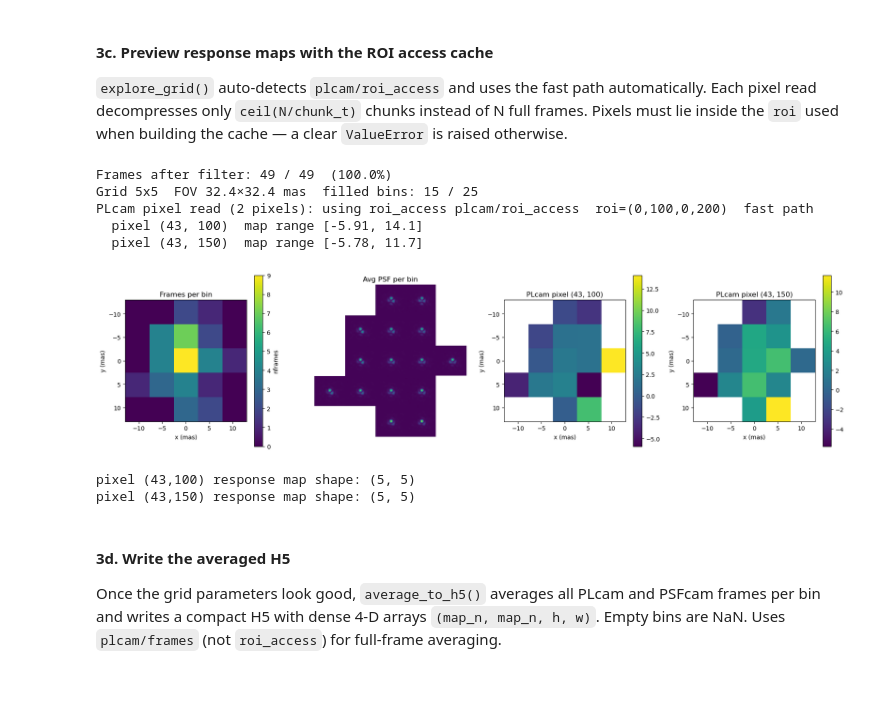
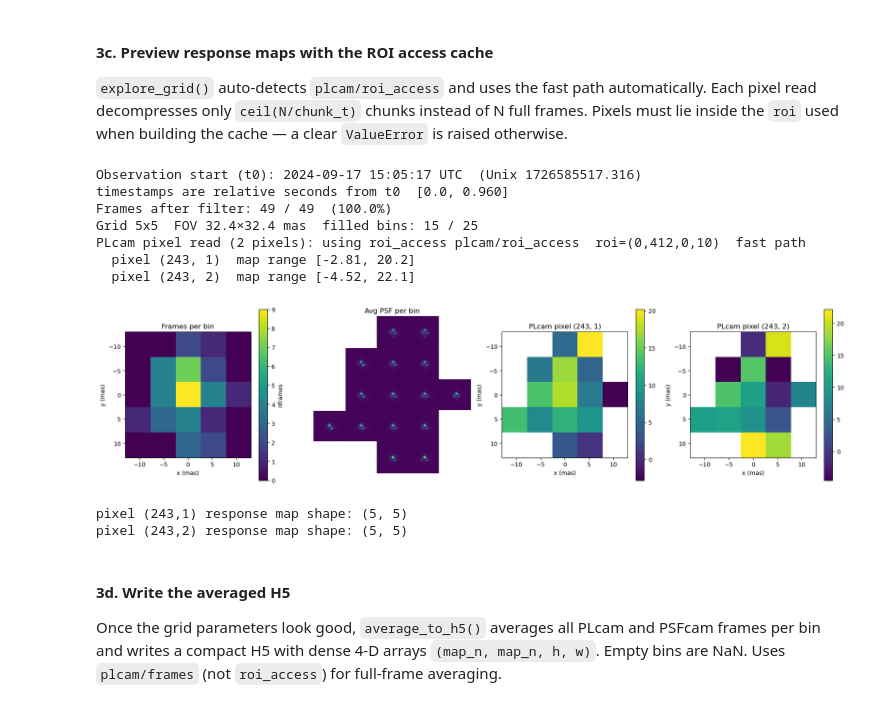
Before and after one commit to YooJung-Kim/PLred, a Jupyter notebook: PLred/tutorials/step1_frame_sorting.ipynb, the cells around one changed output. Drawn from its saved outputs; the diff is of its cells as text; code cells hidden in the pictures.

```diff
--- a/PLred/tutorials/step1_frame_sorting.ipynb
+++ b/PLred/tutorials/step1_frame_sorting.ipynb
@@ -267,25 +285,27 @@ nframes per bin:
 # %%
 result = average.explore_grid(
     giant_h5,
     map_n        = 5,
     map_width    = 2,
     pix2mas      = 16.2,
-    plcam_pixels = [(43, 100), (43, 150)],  # must be inside roi=(0,100,0,200)
+    plcam_pixels = [(243, 1), (243, 2)],  # must be inside roi=(0,100,0,200)
     # roi_access_key defaults to "plcam/roi_access" — detected automatically
     plot         = True,
 )
 
 for (py, px), rmap in result['pixel_maps'].items():
     print(f'pixel ({py},{px}) response map shape: {rmap.shape}')
 # %% [output]
+Observation start (t0): 2024-09-17 15:05:17 UTC  (Unix 1726585517.316)
+timestamps are relative seconds from t0  [0.0, 0.960]
 Frames after filter: 49 / 49  (100.0%)
 Grid 5x5  FOV 32.4×32.4 mas  filled bins: 15 / 25
-PLcam pixel read (2 pixels): using roi_access plcam/roi_access  roi=(0,100,0,200)  fast path
-  pixel (43, 100)  map range [-5.91, 14.1]
-  pixel (43, 150)  map range [-5.78, 11.7]
+PLcam pixel read (2 pixels): using roi_access plcam/roi_access  roi=(0,412,0,10)  fast path
+  pixel (243, 1)  map range [-2.81, 20.2]
+  pixel (243, 2)  map range [-4.52, 22.1]
-[figure, old version]
+[figure, new version]
-pixel (43,100) response map shape: (5, 5)
-pixel (43,150) response map shape: (5, 5)
+pixel (243,1) response map shape: (5, 5)
+pixel (243,2) response map shape: (5, 5)
 # %% [markdown]
 #### 3d. Write the averaged H5
 
```
Also changed, not shown: parts of 8 cells of this notebook, 3 other files.
